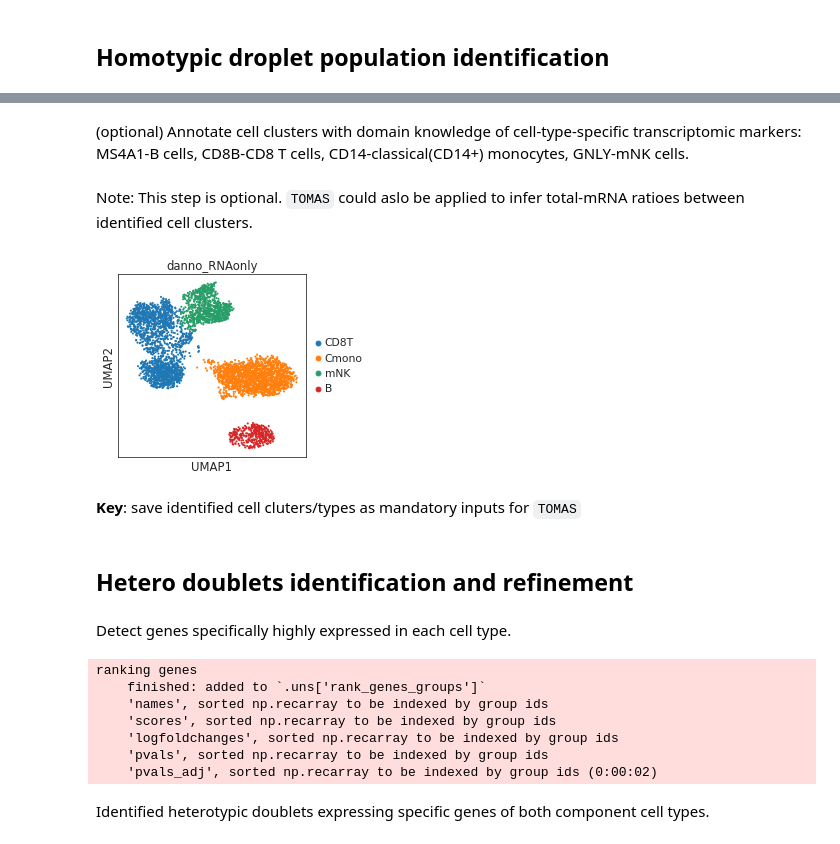
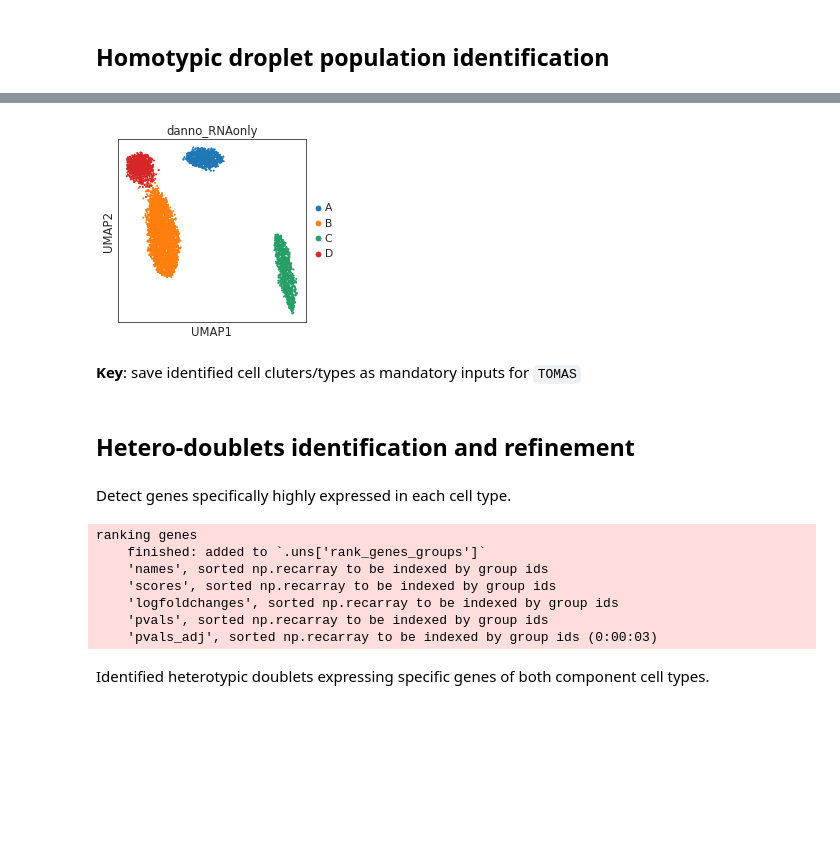
Before and after one commit to QiuyuLian/TOMAS, a Jupyter notebook: docs/source/Generic_case.ipynb, the cells around one changed output, grey strips where cells are left out. Drawn from its saved outputs; the diff is of its cells as text; code cells hidden in the pictures; blank space fills up the shorter version.

Commit message:
update example data and tutorial

```diff
--- a/docs/source/Generic_case.ipynb
+++ b/docs/source/Generic_case.ipynb
@@ -8,13 +10,13 @@ import tomas as tm
 # %% [markdown]
 load and analyze data with `scanpy`
 # %%
-adata = sc.read_h5ad('prepareForRepo/pbmc_dbl/adata.h5ad')
+adata = sc.read_h5ad('examples/simulated_data/adata_mc.h5ad')
 # %% [markdown]
 ## Computational doublet detection
 # %% [markdown]
 load putative doublets detected by computational doublet detection methods. Here we use `R` package [DoubletCollection](https://github.com/xnnba1984/DoubletCollection), which integrates multiple computational doublet-detection methods, for doublet detection. The benchmarking of different doublet detection methods and execution of `DoubletCollection` package could see Dobulet Detection tutorial.
 # %%
-dbl_pred = pd.read_csv('prepareForRepo/pbmc_dbl/dbl_pred.txt',header=None,index_col=None)
+dbl_pred = pd.read_csv('examples/simulated_data/dbl_pred_DoubletFinder.txt',header=None,index_col=None)
 dbl_pred.head(3)
 # %% [output]
 |  | 0 |
@@ -34,6 +36,7 @@ sc.settings.set_figure_params(dpi=60, facecolor='white')
 # %%
 adata_psgl = adata[adata.obs['droplet_type']=='Homotypic'].copy()
 
+adata_psgl.obs['n_counts'] = np.ravel(adata_psgl.X.sum(1))
 sc.pp.filter_cells(adata_psgl, min_genes=1)
 sc.pp.filter_genes(adata_psgl, min_cells=1)
 
@@ -45,6 +48,4 @@ sc.pp.regress_out(adata_psgl, ['n_counts']) ##
 sc.pp.scale(adata_psgl, max_value=10)
 sc.tl.pca(adata_psgl, svd_solver='arpack')
 sc.pp.neighbors(adata_psgl, n_neighbors=10, n_pcs=40)
-sc.tl.umap(adata_psgl)
-sc.pl.umap(adata_psgl)
 # %% [output]
@@ -83,27 +91,23 @@ running Leiden clustering
-# %% [markdown]
-(optional) Annotate cell clusters with domain knowledge of cell-type-specific transcriptomic markers: MS4A1-B cells, CD8B-CD8 T cells, CD14-classical(CD14+) monocytes, GNLY-mNK cells.
-# %% [markdown]
-Note: This step is optional. `TOMAS` could aslo be applied to infer total-mRNA ratioes between identified cell clusters.
 # %%
 ct_mapper = {}
-ct_mapper['0']='CD8T'  # CD8B
-ct_mapper['1']='Cmono' # CD14
-ct_mapper['2']='mNK'   # GNLY
-ct_mapper['3']='B'     # MS4A1
+ct_mapper['3']='A'   # g_2426
+ct_mapper['0']='B'   # g_10031
+ct_mapper['1']='C'   # g_5031
+ct_mapper['2']='D'   # g_5497
 
 adata_psgl.obs['danno_RNAonly'] = pd.Categorical([ct_mapper[g] for g in adata_psgl.obs['leiden']],
                                                                categories=ct_mapper.values())
 
 sc.pl.umap(adata_psgl, color=['danno_RNAonly'])
 # %% [output]
-[figure, old version]
+[figure, new version]
 # %% [markdown]
 **Key**: save identified cell cluters/types as mandatory inputs for `TOMAS`
 # %%
 adata.obs['danno_RNAonly'] = 'unknown'
 adata.obs.loc[adata_psgl.obs_names,'danno_RNAonly'] = adata_psgl.obs['danno_RNAonly'].values
 # %% [markdown]
-## Hetero doublets identification and refinement
+## Hetero-doublets identification and refinement
 # %% [markdown]
 Detect genes specifically highly expressed in each cell type.
 # %%
@@ -116,6 +120,6 @@ ranking genes
     'scores', sorted np.recarray to be indexed by group ids
     'logfoldchanges', sorted np.recarray to be indexed by group ids
     'pvals', sorted np.recarray to be indexed by group ids
-    'pvals_adj', sorted np.recarray to be indexed by group ids (0:00:02)
+    'pvals_adj', sorted np.recarray to be indexed by group ids (0:00:03)
 # %% [markdown]
 Identified heterotypic doublets expressing specific genes of both component cell types.
```
Also changed, not shown: parts of 36 cells of this notebook, 15 other files.
